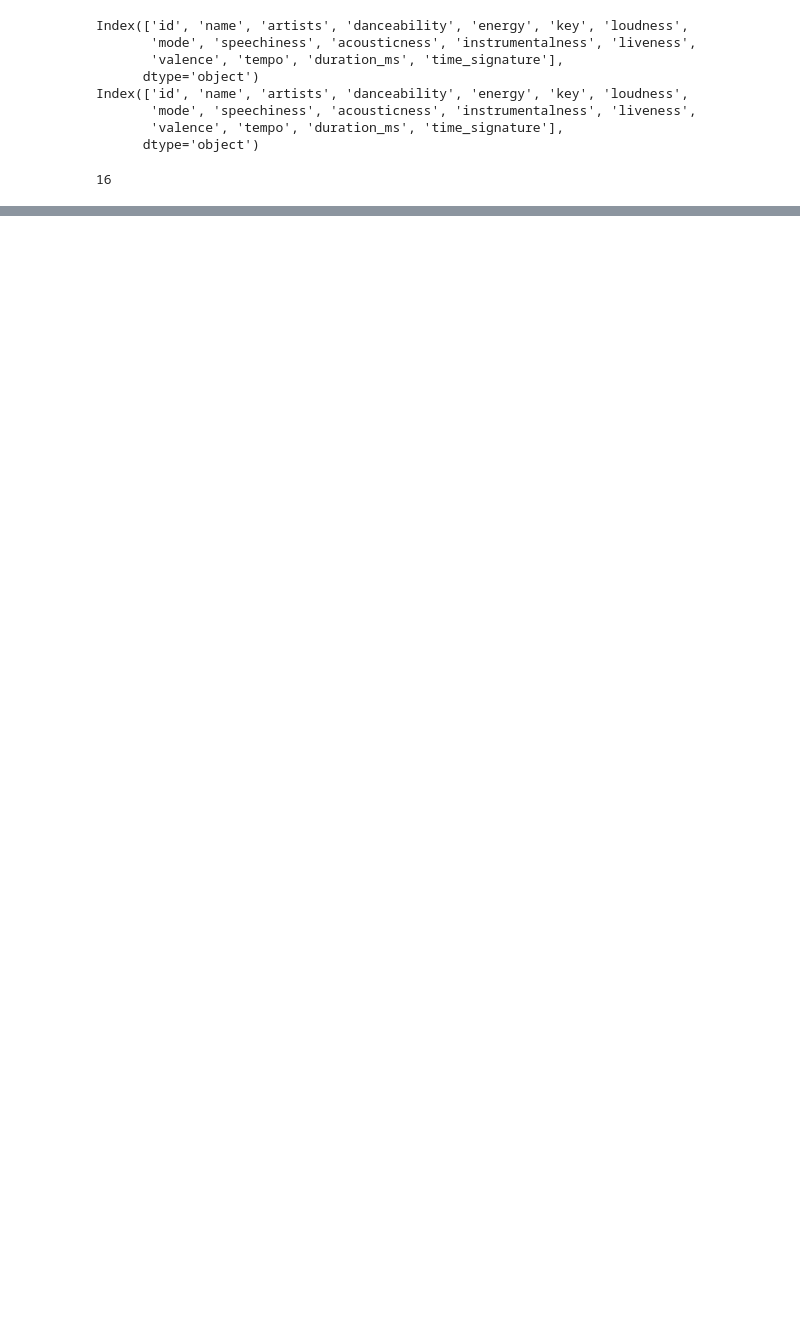
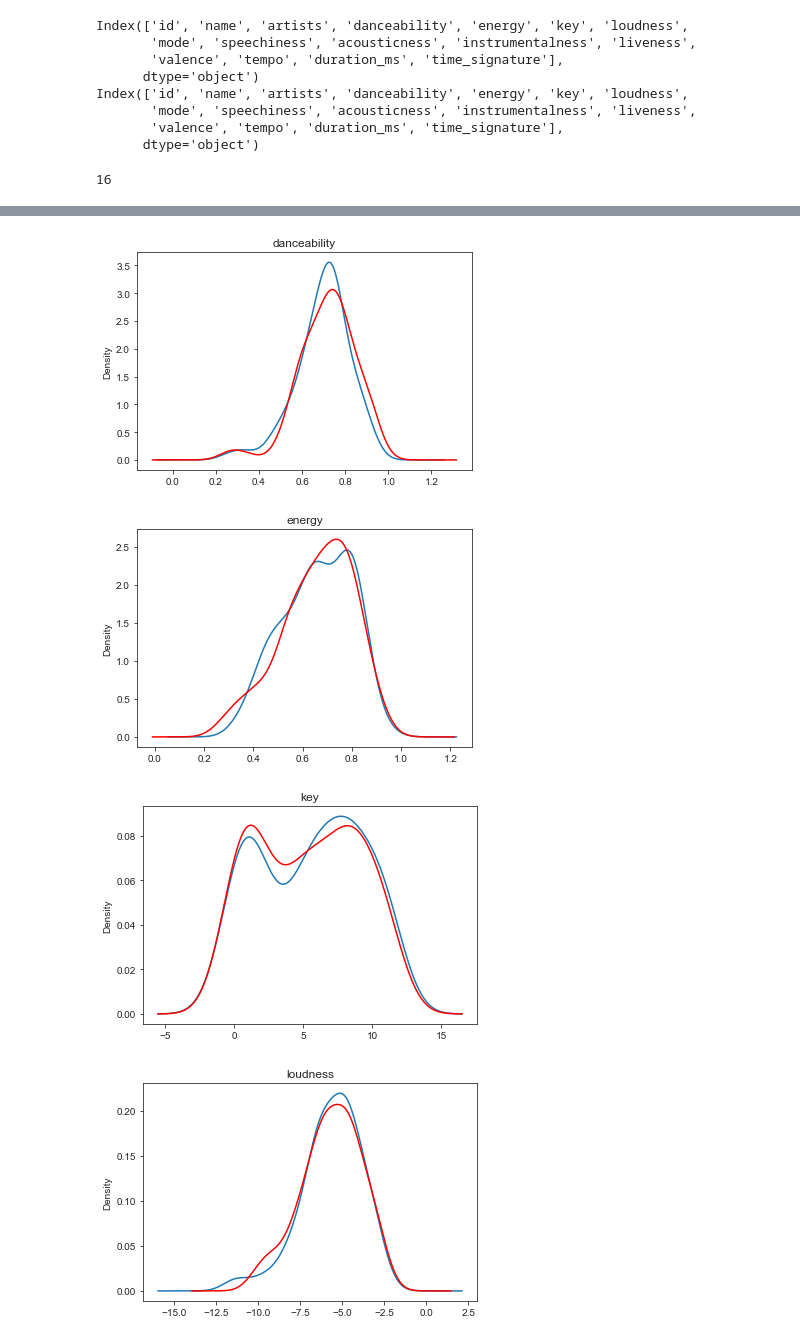
Before and after one commit to birgitsormus/spotify-predictions, a Jupyter notebook: 2017vs2018.ipynb, the cells around one changed output, grey strips where cells are left out. Drawn from its saved outputs; the diff is of its cells as text; code cells hidden in the pictures; blank space fills up the shorter version.

```diff
--- a/2017vs2018.ipynb
+++ b/2017vs2018.ipynb
@@ -45,0 +66,14 @@ for i, column in enumerate(top2017.columns[3:]):
+# %%
+for i, column in enumerate(top2017.columns[3:]):
+    #plt.figure(figsize=(18,8))
+   # plt.xticks(rotation=45)
+    top2017[column].plot(kind='density')
+    top2018[column].plot(kind='density', color='red')
+
+    plt.title(column)
+    plt.show()
+# %% [output]
+[figure, added]
+[figure, added]
+[figure, added]
+[figure, added]
```
Also changed, not shown: parts of 3 cells of this notebook.
